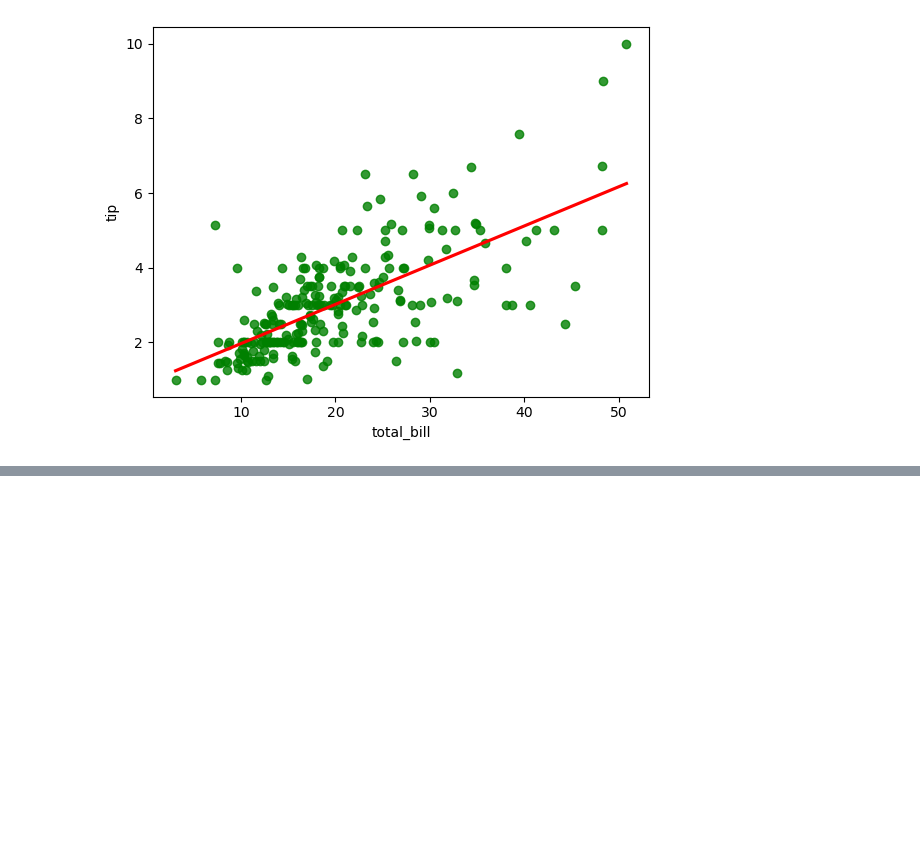
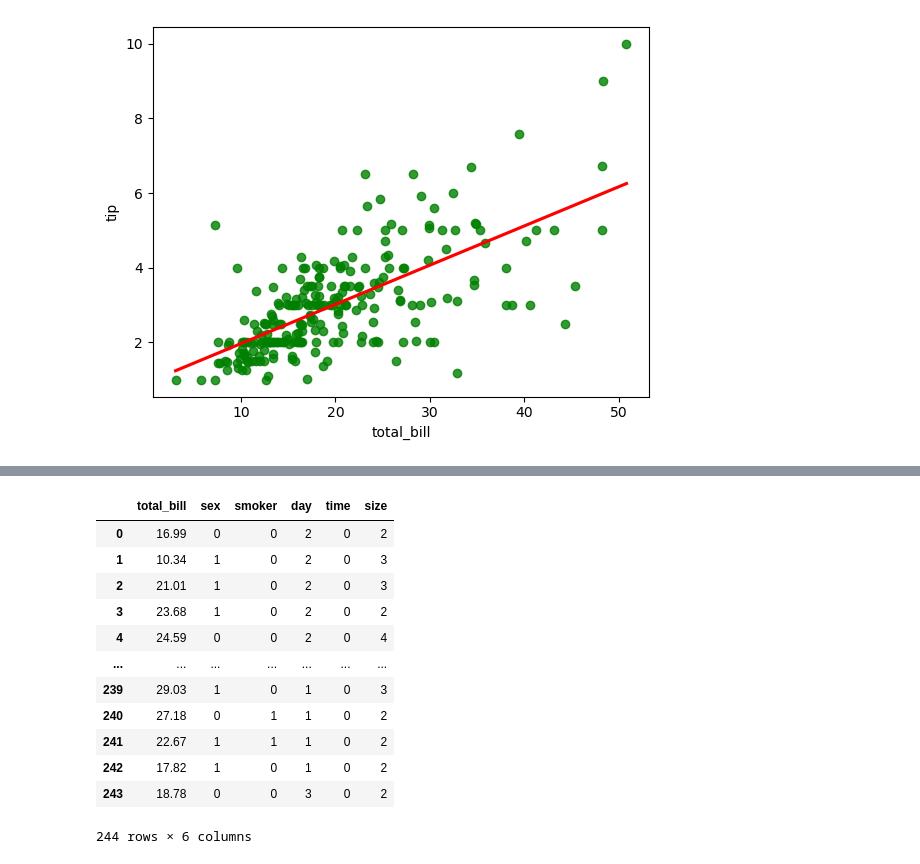
Before and after one commit to 2311cs020358/python, a Jupyter notebook: day17.ipynb, the cells around one changed output, grey strips where cells are left out. Saved outputs shown, nothing was run; the diff lists cells and outputs as text; code cells hidden in the pictures; blank space fills up the shorter version.

```diff
--- a/day17.ipynb
+++ b/day17.ipynb
@@ -246,3 +246,11 @@ sns.regplot(x='total_bill',y='tip',data=df,ci=None,line_kws={'color':'red'},scat
 # %% [output]
 <Axes: xlabel='total_bill', ylabel='tip'>
 [figure]
+# %%
+from pandas import read_csv
+import seaborn as sns
+import numpy as np
+from sklearn.feature_selection import SelectKBest
+from sklearn.feature_selection import chi2,f_regression,f_classif
+dataframe=sns.load_dataset('tips')
+dataframe
@@ -248,0 +271,26 @@ sns.regplot(x='total_bill',y='tip',data=df,ci=None,line_kws={'color':'red'},scat
+# %%
+from sklearn.preprocessing import LabelEncoder
+lb=LabelEncoder()
+dataframe['sex']=lb.fit_transform(dataframe['sex'])
+dataframe['smoker']=lb.fit_transform(dataframe['smoker'])
+dataframe['day']=lb.fit_transform(dataframe['day'])
+dataframe['time']=lb.fit_transform(dataframe['time'])
+# %%
+X = dataframe.drop('tip',axis=1)
+Y = dataframe.tip
+# %%
+X
+# %% [output]
+|  | total_bill | sex | smoker | day | time | size |
+| 0 | 16.99 | 0 | 0 | 2 | 0 | 2 |
+| 1 | 10.34 | 1 | 0 | 2 | 0 | 3 |
+| 2 | 21.01 | 1 | 0 | 2 | 0 | 3 |
+| 3 | 23.68 | 1 | 0 | 2 | 0 | 2 |
+| 4 | 24.59 | 0 | 0 | 2 | 0 | 4 |
+| ... | ... | ... | ... | ... | ... | ... |
+| 239 | 29.03 | 1 | 0 | 1 | 0 | 3 |
+| 240 | 27.18 | 0 | 1 | 1 | 0 | 2 |
+| 241 | 22.67 | 1 | 1 | 1 | 0 | 2 |
+| 242 | 17.82 | 1 | 0 | 1 | 0 | 2 |
+| 243 | 18.78 | 0 | 0 | 3 | 0 | 2 |
+244 rows × 6 columns
```
Also changed, not shown: parts of 10 cells of this notebook.
